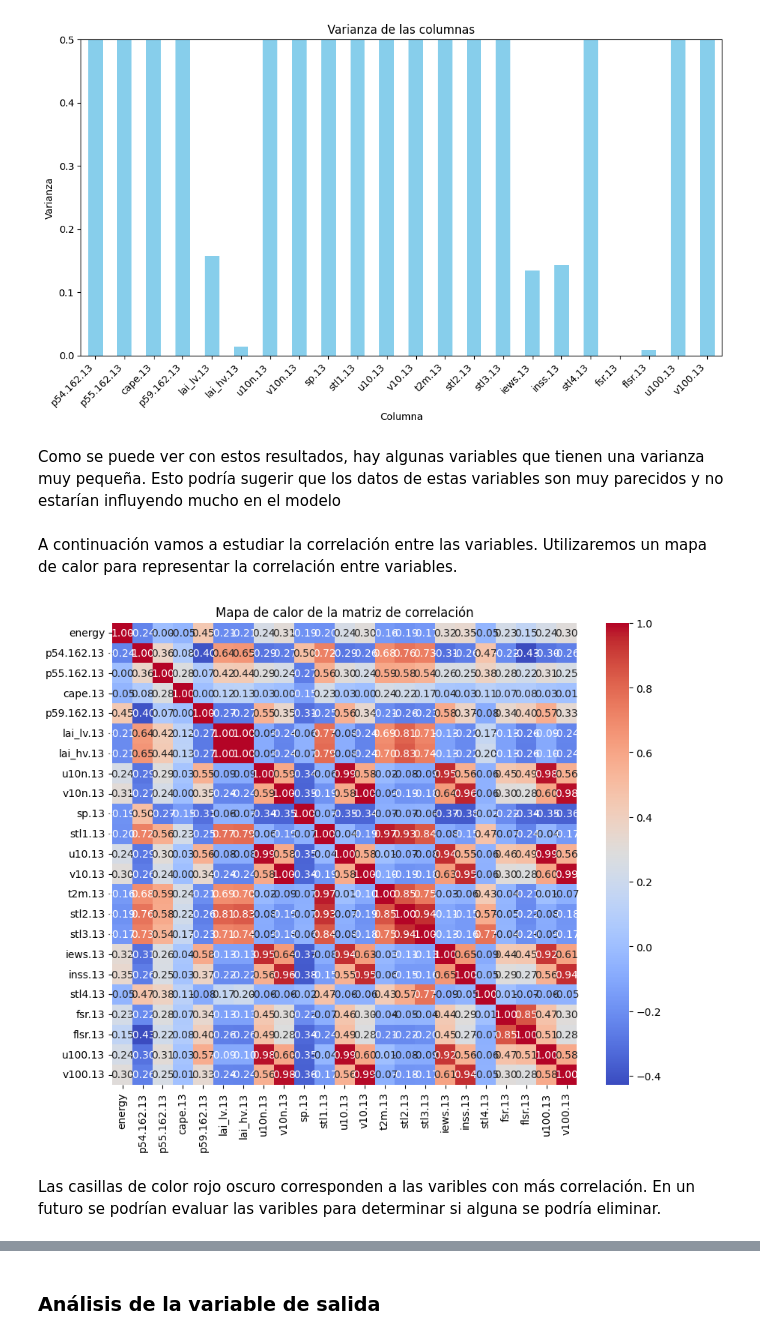
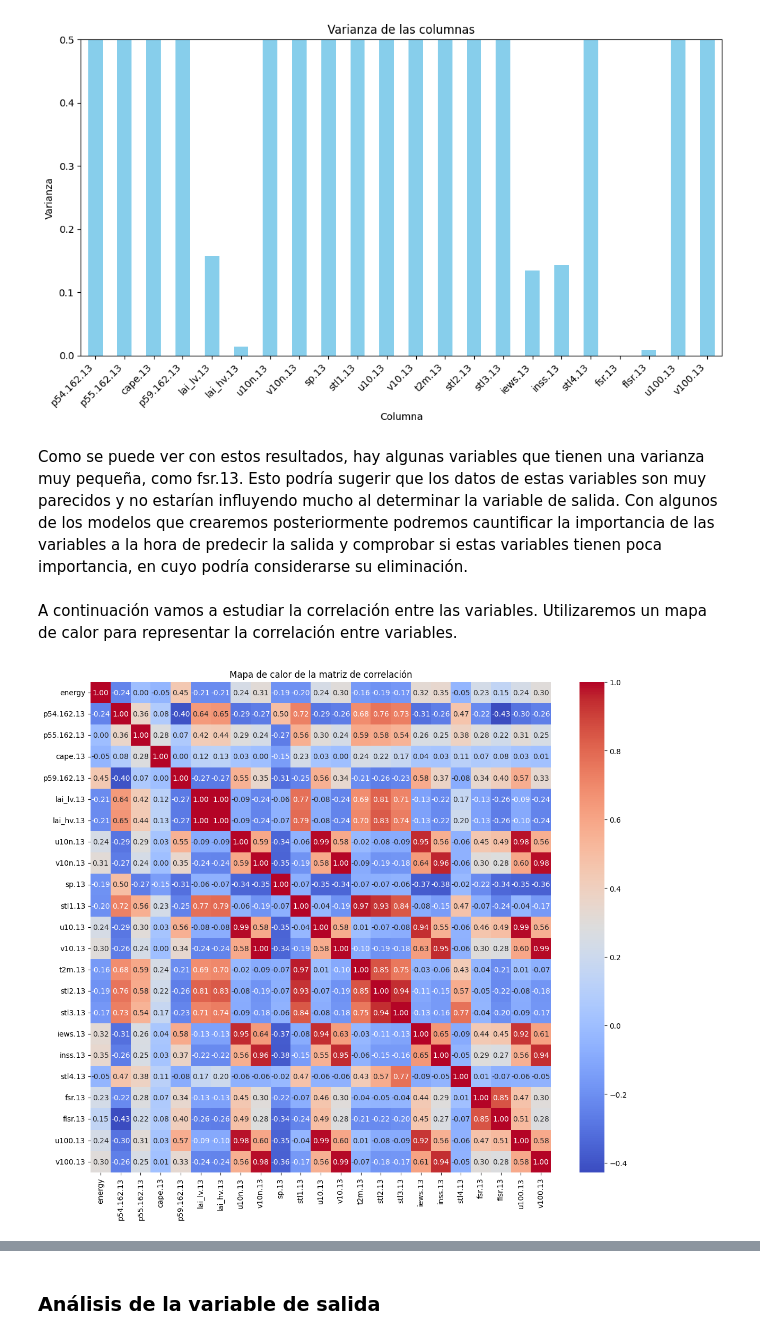
Before and after one commit to GLuis189/GRUPO13_Practica1, a Jupyter notebook: main.ipynb, the cells around one changed output, grey strips where cells are left out. Saved outputs shown, nothing was run; the diff lists cells and outputs as text; code cells hidden in the pictures.

```diff
--- a/main.ipynb
+++ b/main.ipynb
@@ -211,19 +217,17 @@ v100.13       2.178604e+01
 dtype: float64
 [figure]
 # %% [markdown]
-Como se puede ver con estos resultados, hay algunas variables que tienen una varianza muy pequeña. Esto podría sugerir que los datos de estas variables son muy parecidos y no estarían influyendo mucho en el modelo
+Como se puede ver con estos resultados, hay algunas variables que tienen una varianza muy pequeña, como fsr.13. Esto podría sugerir que los datos de estas variables son muy parecidos y no estarían influyendo mucho al determinar la variable de salida. Con algunos de los modelos que crearemos posteriormente podremos cauntificar la importancia de las variables a la hora de predecir la salida y comprobar si estas variables tienen poca importancia, en cuyo podría considerarse su eliminación.
 # %% [markdown]
 A continuación vamos a estudiar la correlación entre las variables. Utilizaremos un mapa de calor para representar la correlación entre variables.
 # %%
 x_copia = x.copy()
 x_copia.insert(0, "energy", y)
 
 # Crear el mapa de calor
-plt.figure(figsize=(10, 8))
+plt.figure(figsize=(14, 12))
 sns.heatmap(x_copia.corr(), annot=True, cmap='coolwarm', fmt=".2f")
 plt.title('Mapa de calor de la matriz de correlación')
 plt.show()
 # %% [output]
-[figure, old version]
+[figure, new version]
-# %% [markdown]
-Las casillas de color rojo oscuro corresponden a las varibles con más correlación. En un futuro se podrían evaluar las varibles para determinar si alguna se podría eliminar.
```
Also changed, not shown: parts of 20 cells of this notebook.
